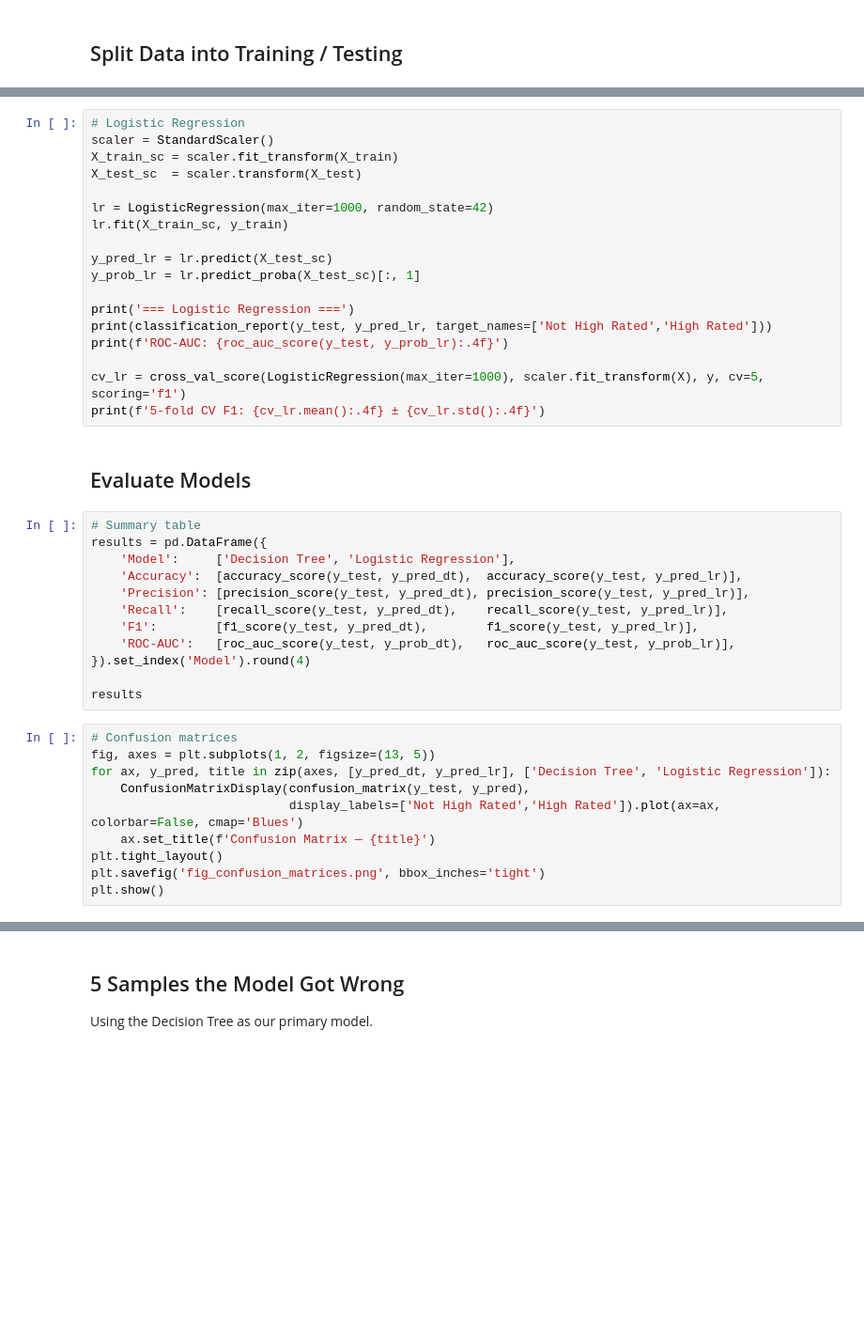
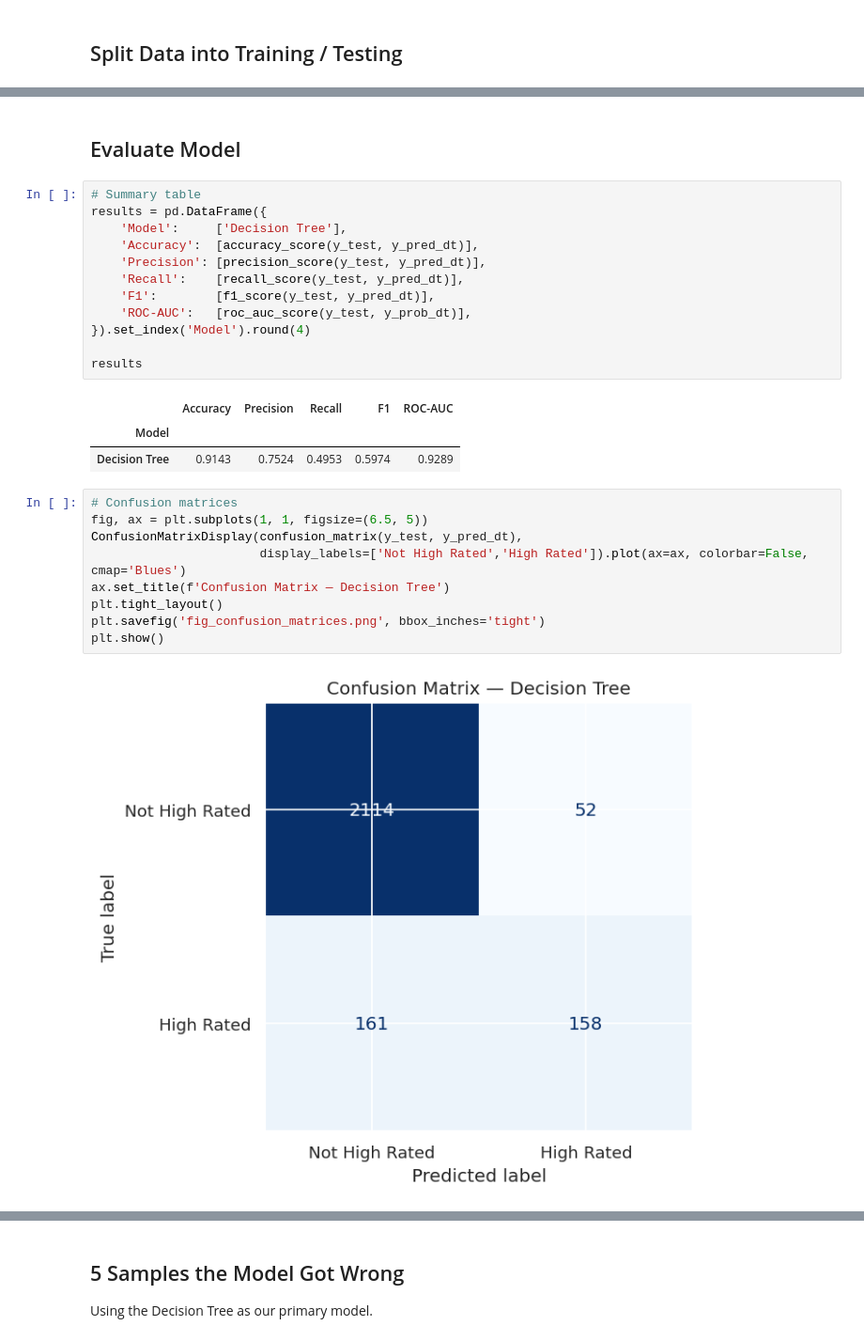
Before and after one commit to mistahanish/inst462module, a Jupyter notebook: medium6/medium6.ipynb, the cells around one changed output, grey strips where cells are left out. Shown at 94% size. Cells and saved outputs as stored; diff of their text form; blank space fills up the shorter version.

```diff
--- a/medium6/medium6.ipynb
+++ b/medium6/medium6.ipynb
@@ -234,43 +229,30 @@ print(f'5-fold CV F1: {cv_dt.mean():.4f} ± {cv_dt.std():.4f}')
-# %%
-# Logistic Regression
-scaler = StandardScaler()
-X_train_sc = scaler.fit_transform(X_train)
-X_test_sc  = scaler.transform(X_test)
-
-lr = LogisticRegression(max_iter=1000, random_state=42)
-lr.fit(X_train_sc, y_train)
-
-y_pred_lr = lr.predict(X_test_sc)
-y_prob_lr = lr.predict_proba(X_test_sc)[:, 1]
-
-print('=== Logistic Regression ===')
-print(classification_report(y_test, y_pred_lr, target_names=['Not High Rated','High Rated']))
-print(f'ROC-AUC: {roc_auc_score(y_test, y_prob_lr):.4f}')
-
-cv_lr = cross_val_score(LogisticRegression(max_iter=1000), scaler.fit_transform(X), y, cv=5, scoring='f1')
-print(f'5-fold CV F1: {cv_lr.mean():.4f} ± {cv_lr.std():.4f}')
 # %% [markdown]
-## Evaluate Models
+## Evaluate Model
 # %%
 # Summary table
 results = pd.DataFrame({
-    'Model':     ['Decision Tree', 'Logistic Regression'],
-    'Accuracy':  [accuracy_score(y_test, y_pred_dt),  accuracy_score(y_test, y_pred_lr)],
-    'Precision': [precision_score(y_test, y_pred_dt), precision_score(y_test, y_pred_lr)],
-    'Recall':    [recall_score(y_test, y_pred_dt),    recall_score(y_test, y_pred_lr)],
-    'F1':        [f1_score(y_test, y_pred_dt),        f1_score(y_test, y_pred_lr)],
-    'ROC-AUC':   [roc_auc_score(y_test, y_prob_dt),   roc_auc_score(y_test, y_prob_lr)],
+    'Model':     ['Decision Tree'],
+    'Accuracy':  [accuracy_score(y_test, y_pred_dt)],
+    'Precision': [precision_score(y_test, y_pred_dt)],
+    'Recall':    [recall_score(y_test, y_pred_dt)],
+    'F1':        [f1_score(y_test, y_pred_dt)],
+    'ROC-AUC':   [roc_auc_score(y_test, y_prob_dt)],
 }).set_index('Model').round(4)
 
 results
+# %% [output]
+|  | Accuracy | Precision | Recall | F1 | ROC-AUC |
+| Model |  |  |  |  |  |
+| Decision Tree | 0.9143 | 0.7524 | 0.4953 | 0.5974 | 0.9289 |
 # %%
 # Confusion matrices
-fig, axes = plt.subplots(1, 2, figsize=(13, 5))
-for ax, y_pred, title in zip(axes, [y_pred_dt, y_pred_lr], ['Decision Tree', 'Logistic Regression']):
-    ConfusionMatrixDisplay(confusion_matrix(y_test, y_pred),
-                           display_labels=['Not High Rated','High Rated']).plot(ax=ax, colorbar=False, cmap='Blues')
-    ax.set_title(f'Confusion Matrix — {title}')
+fig, ax = plt.subplots(1, 1, figsize=(6.5, 5))
+ConfusionMatrixDisplay(confusion_matrix(y_test, y_pred_dt),
+                       display_labels=['Not High Rated','High Rated']).plot(ax=ax, colorbar=False, cmap='Blues')
+ax.set_title(f'Confusion Matrix — Decision Tree')
 plt.tight_layout()
 plt.savefig('fig_confusion_matrices.png', bbox_inches='tight')
 plt.show()
+# %% [output]
+[figure, added]
 # %%
```
Also changed, not shown: parts of 22 cells of this notebook.
